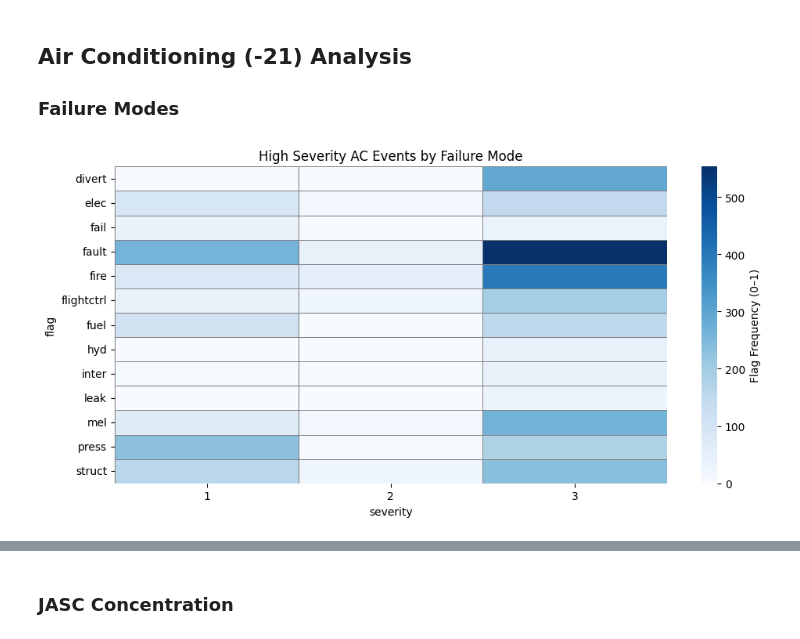
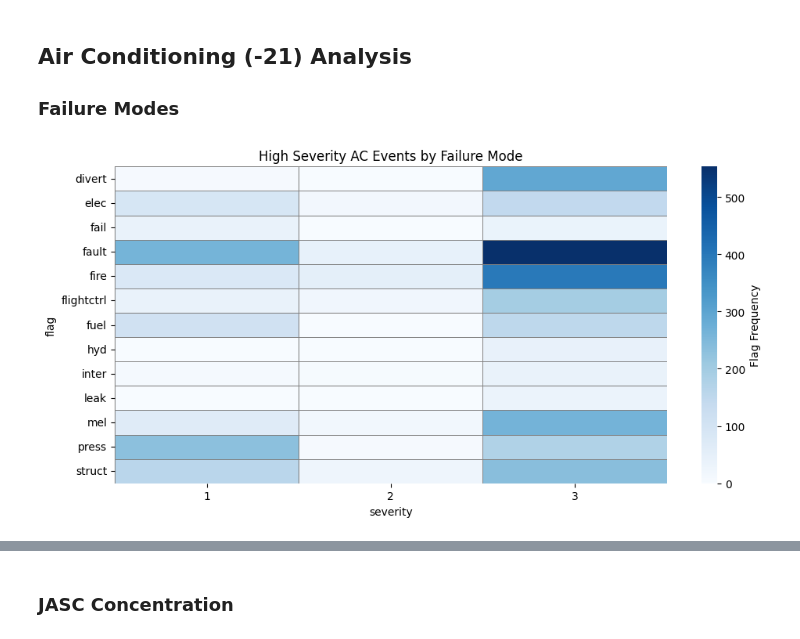
Before and after one commit to NorthrupRobert/737-800_SDR_Reliability_Analysis, a Jupyter notebook: _data_design_and_exploration/06_explore_aa.ipynb, the cells around one changed output, grey strips where cells are left out. Saved outputs shown, nothing was run; the diff lists cells and outputs as text; code cells hidden in the pictures.

```diff
--- a/_data_design_and_exploration/06_explore_aa.ipynb
+++ b/_data_design_and_exploration/06_explore_aa.ipynb
@@ -1331,35 +1331,35 @@ my_df = interface.q_to_df("""
 # Melt so flags become rows
 melted = my_df.melt(id_vars='severity', var_name='flag', value_name='frequency' )
 
 # Pivot so flags = rows, severity = columns
 df_keyword_heatmap = melted.pivot( index='flag', columns='severity', values='frequency').drop(columns=[0]).fillna(0)
 
 plt.figure(figsize=(10, 5))  # ← make the plot MUCH bigger BEFORE drawing
 
 ax = sns.heatmap(
     df_keyword_heatmap,
     cmap="Blues",
     linewidths=0.5,
     linecolor="gray",
-    cbar_kws={"label": "Flag Frequency (0–1)"}
+    cbar_kws={"label": "Flag Frequency"}
 )
 
 # Ensure y-labels are fully visible
 ax.set_yticklabels(ax.get_yticklabels(), rotation=0)
 
 # Expand margins so labels never get cut off
 plt.subplots_adjust(
     left=0.35,   # more room for long ATA descriptions
     bottom=0.25, # more room for rotated x-labels
     right=0.95,
     top=0.95
 )
 
 plt.title('High Severity AC Events by Failure Mode')
 plt.tight_layout()
 plt.show()
 # %% [output]
-[figure, old version]
+[figure, new version]
 # %%
 import os
 import sys
```
Also changed, not shown: parts of 3 cells of this notebook, 1 other file.
